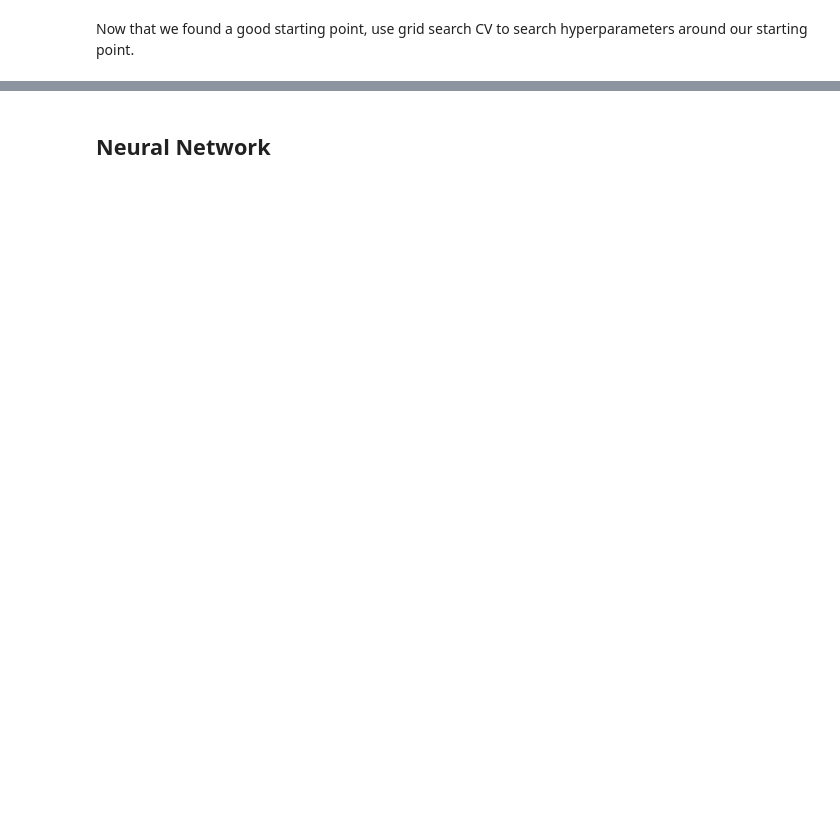
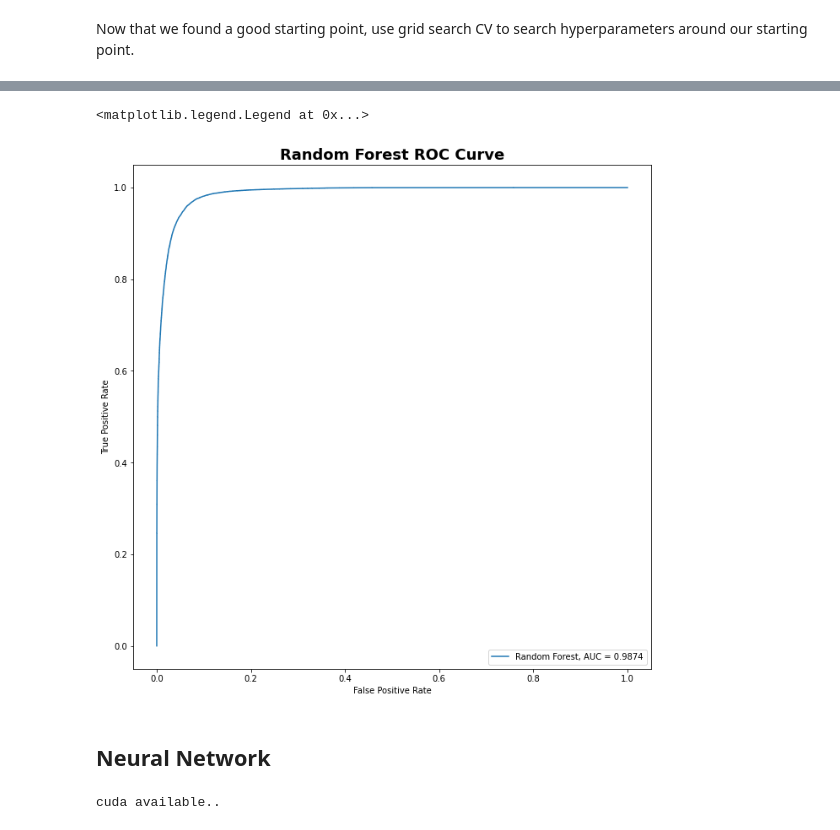
Before and after one commit to seankim658/Fishing-Detection, a Jupyter notebook: main-notebook.ipynb, the cells around one changed output, grey strips where cells are left out. Drawn from its saved outputs; the diff is of its cells as text; code cells hidden in the pictures; blank space fills up the shorter version.

```diff
--- a/main-notebook.ipynb
+++ b/main-notebook.ipynb
@@ -1617,0 +1701,14 @@ plt.legend(loc = 'lower right')
+# %%
+# parameter search space
+rf_param_grid = {
+    'n_estimators': [2, 5, 10, 20, 40, 60, 80, 100],
+    'max_depth': [4, 6, 8, 10, 15],
+    'min_samples_split': [2, 3, 4, 5]
+}
+
+# model
+estimator_rf = RandomForestClassifier()
+
+# grid search
+rf = GridSearchCV(estimator = estimator_rf, scoring = 'f1', param_grid = rf_param_grid, cv = 5, verbose = 2)
+rf.fit(x_train, y_train)
@@ -1618,2 +1763,29 @@ plt.legend(loc = 'lower right')
+# %%
+# roc curve
+plt.figure(figsize = (11, 11))
+rf_preds_prob = rf.predict_proba(x_test)[::, 1]
+rf_fpr, rf_tpr, _ = roc_curve(y_test, rf_preds_prob)
+rf_auc = round(roc_auc_score(y_test, rf_preds_prob), 4)
+plt.plot(rf_fpr, rf_tpr, label = f'Random Forest, AUC = {rf_auc}')
+plt.title('Random Forest ROC Curve', fontdict = {'fontsize': 18, 'fontweight': 'bold'})
+plt.xlabel('False Positive Rate')
+plt.ylabel('True Positive Rate')
+plt.legend(loc = 'lower right')
+# %% [output]
+<matplotlib.legend.Legend at 0x...>
+[figure, added]
 # %% [markdown]
 ## Neural Network
+# %%
+# SETUP
+
+SEED = 1
+torch.manual_seed(SEED)
+
+# check for gpu availability
+cuda = torch.cuda.is_available()
+if cuda:
+    print('cuda available..')
+    torch.cuda.manual_seed(SEED)
+# %% [output]
+cuda available..
```
Also changed, not shown: parts of 27 cells of this notebook.
